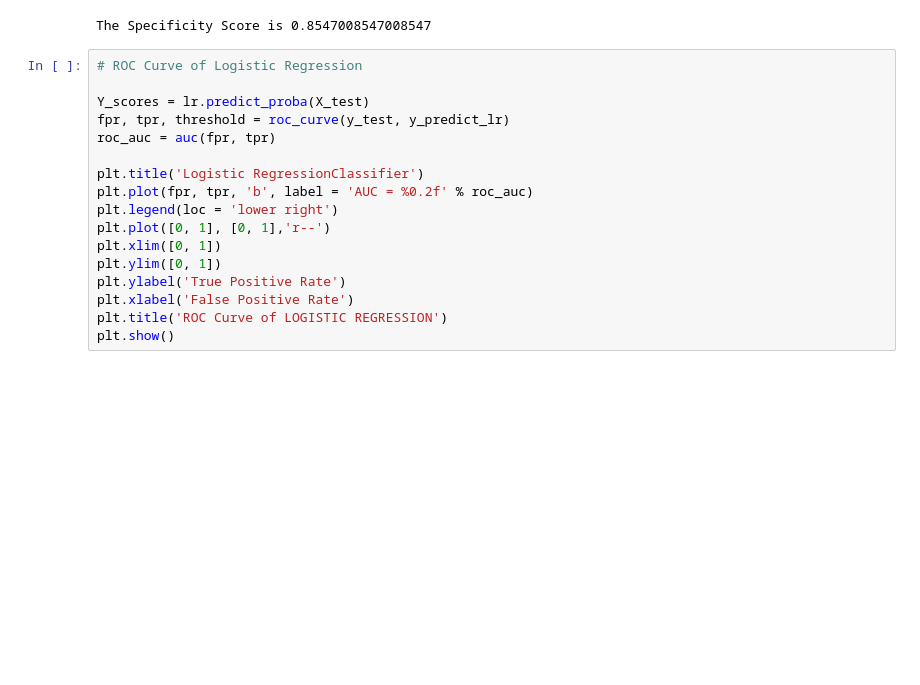
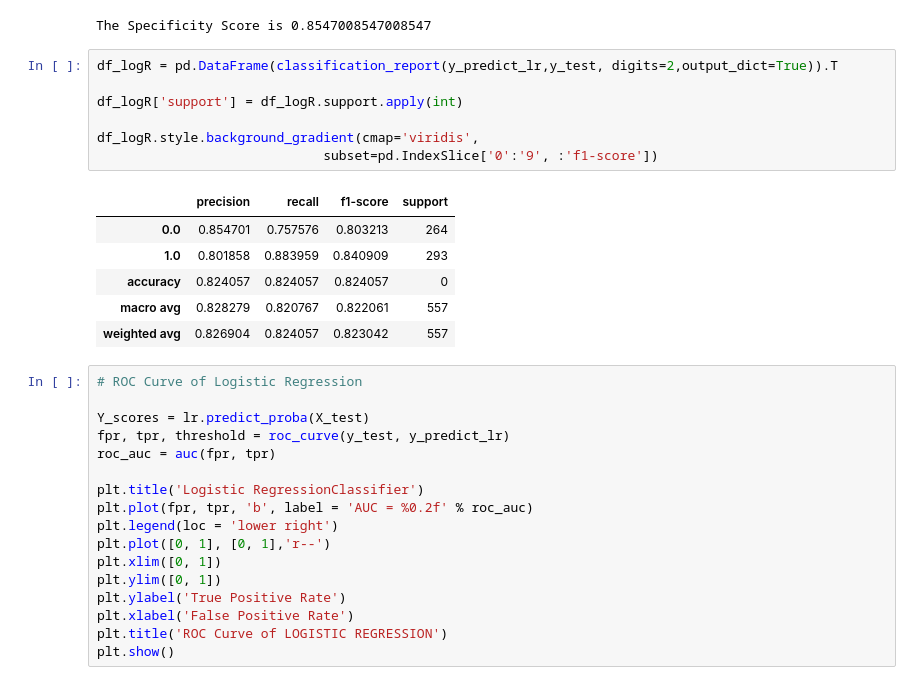
Before and after one commit to change0z/Data-Analysis, a Jupyter notebook: m2.ipynb, the cells around one changed output. Saved outputs shown, nothing was run; the diff lists cells and outputs as text; blank space fills up the shorter version.

Commit message:
Added precision, recall and F1 Score to m2

```diff
--- a/m2.ipynb
+++ b/m2.ipynb
@@ -382,6 +382,20 @@ specificity_lr = TN / (TN + FP)
 print('The Specificity Score is ' + str(specificity_lr))
 # %% [output]
 The Specificity Score is 0.8547008547008547
+# %%
+df_logR = pd.DataFrame(classification_report(y_predict_lr,y_test, digits=2,output_dict=True)).T
+
+df_logR['support'] = df_logR.support.apply(int)
+
+df_logR.style.background_gradient(cmap='viridis',
+                             subset=pd.IndexSlice['0':'9', :'f1-score'])
+# %% [output]
+|  | precision | recall | f1-score | support |
+| 0.0 | 0.854701 | 0.757576 | 0.803213 | 264 |
+| 1.0 | 0.801858 | 0.883959 | 0.840909 | 293 |
+| accuracy | 0.824057 | 0.824057 | 0.824057 | 0 |
+| macro avg | 0.828279 | 0.820767 | 0.822061 | 557 |
+| weighted avg | 0.826904 | 0.824057 | 0.823042 | 557 |
 # %%
 # ROC Curve of Logistic Regression
 
```
Also changed, not shown: parts of 2 cells of this notebook.
